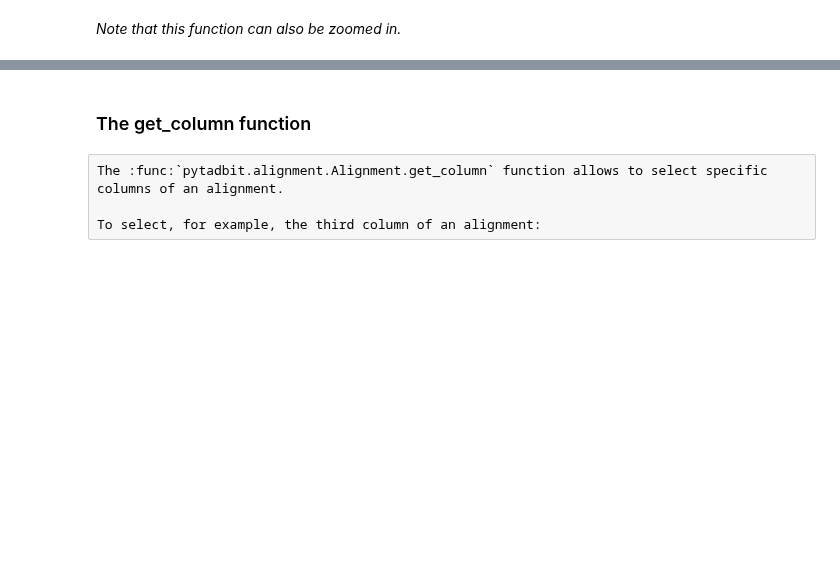
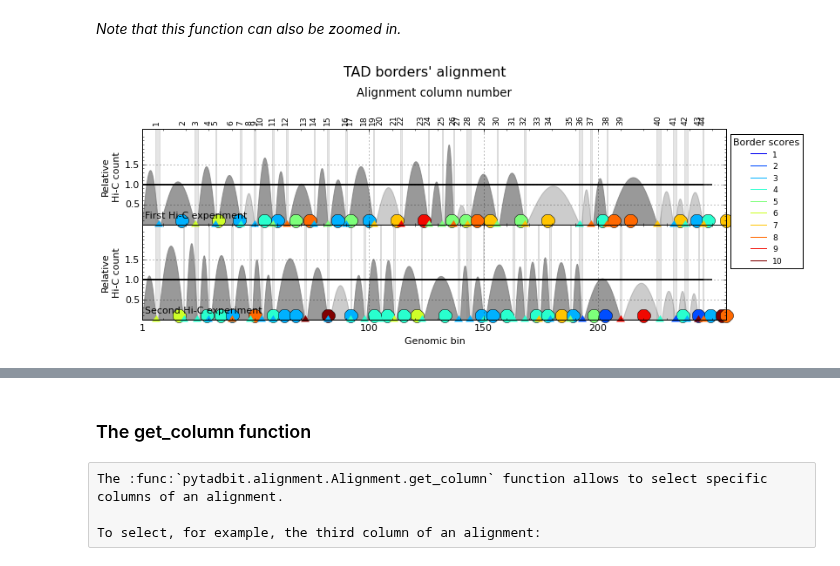
Before and after one commit to 3DGenomes/TADbit, a Jupyter notebook: doc/notebooks/tutorial_2_boundary_alignment.ipynb, the cells around one changed output, grey strips where cells are left out. Cells and saved outputs as stored; diff of their text form; code cells hidden in the pictures; blank space fills up the shorter version.

Commit message:
fixed focus on alignment plots

```diff
--- a/doc/notebooks/tutorial_2_boundary_alignment.ipynb
+++ b/doc/notebooks/tutorial_2_boundary_alignment.ipynb
@@ -87,2 +121,6 @@ ali.draw()
 # %% [markdown]
 *Note that this function can also be zoomed in.*
+# %%
+ali.draw(focus=(1, 250))
+# %% [output]
+[figure, added]
```
Also changed, not shown: parts of 6 cells of this notebook, 8 other files.
